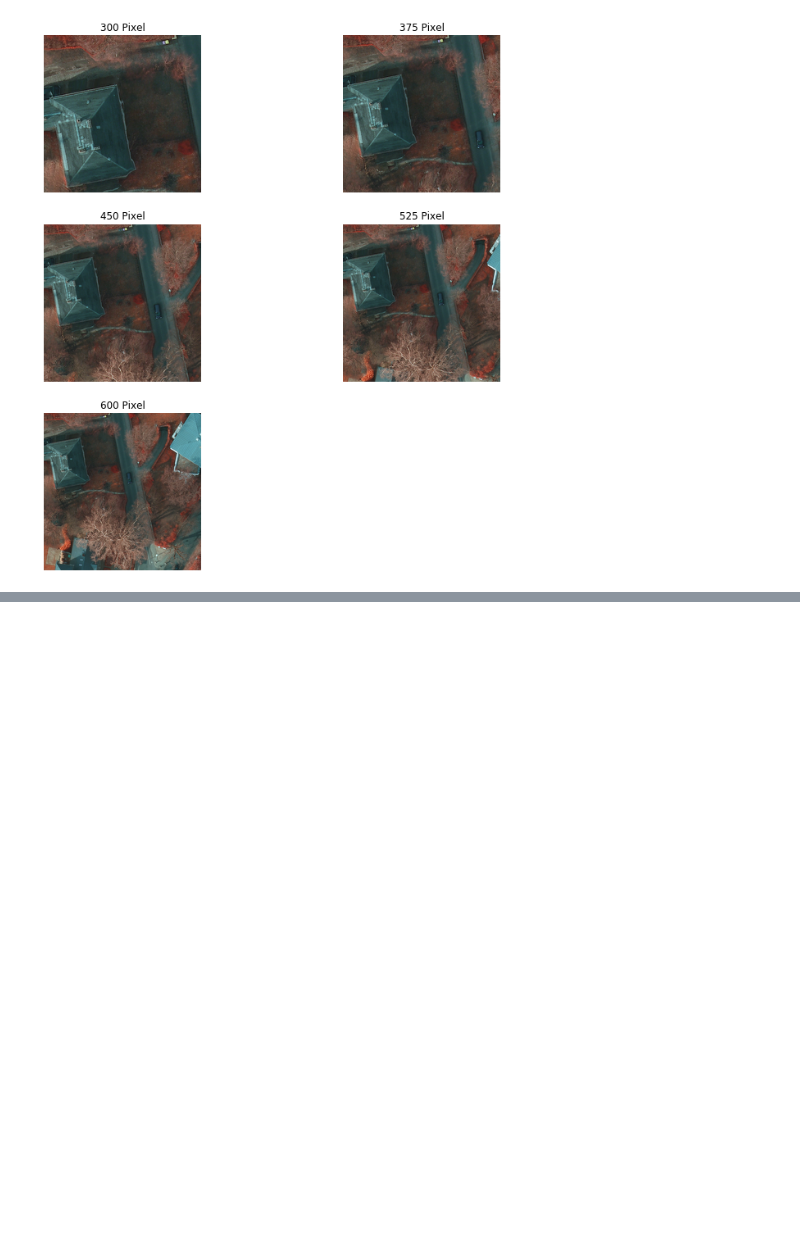
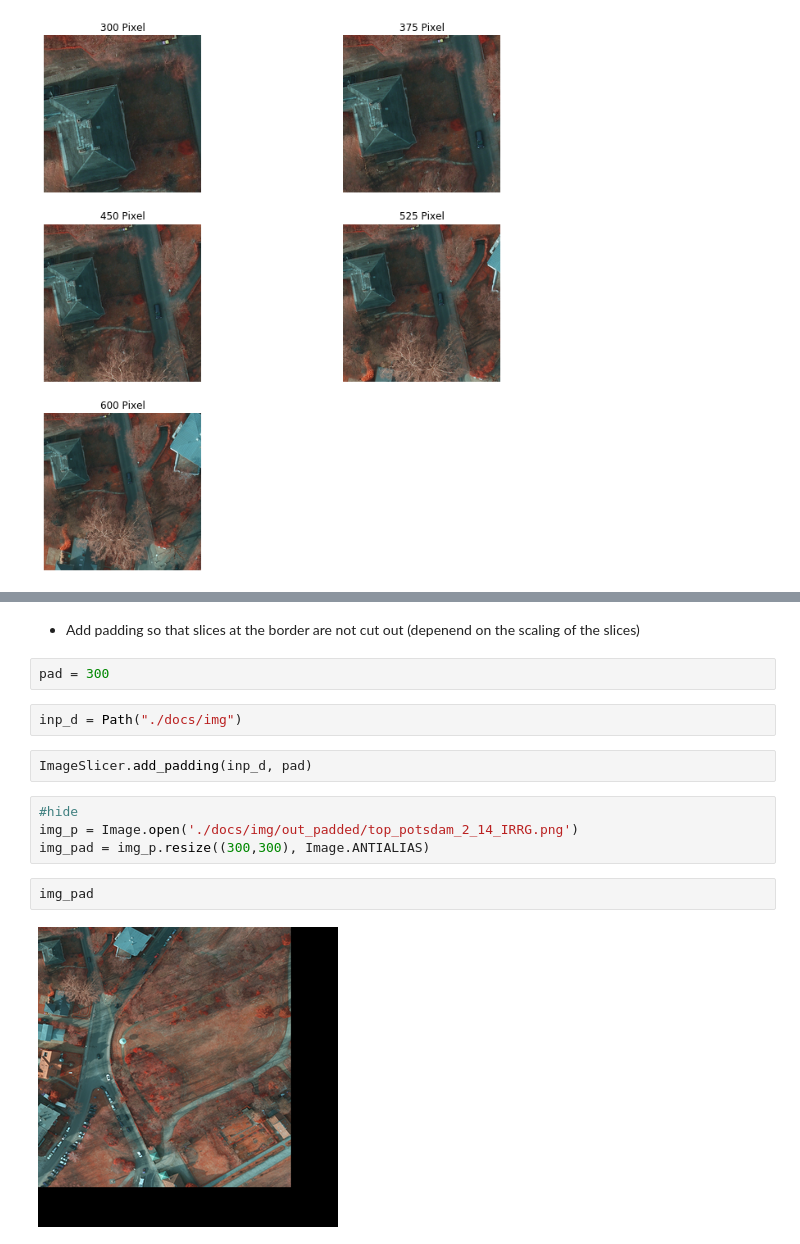
Before and after one commit to abalone1/slicer, a Jupyter notebook: 01_tutorial.ipynb, the cells around one changed output, grey strips where cells are left out. Drawn from its saved outputs; the diff is of its cells as text; blank space fills up the shorter version.

```diff
--- a/01_tutorial.ipynb
+++ b/01_tutorial.ipynb
@@ -52,0 +55,16 @@ ImageSlicer.show_slices(slice_l, inp_d)
+# %% [markdown]
+- Add padding so that slices at the border are not cut out (depenend on the scaling of the slices)
+# %%
+pad = 300
+# %%
+inp_d = Path("./docs/img")
+# %%
+ImageSlicer.add_padding(inp_d, pad)
+# %%
+#hide
+img_p = Image.open('./docs/img/out_padded/top_potsdam_2_14_IRRG.png')
+img_pad = img_p.resize((300,300), Image.ANTIALIAS)
+# %%
+img_pad
+# %% [output]
+[figure, added]
```
Also changed, not shown: parts of 40 cells of this notebook.
